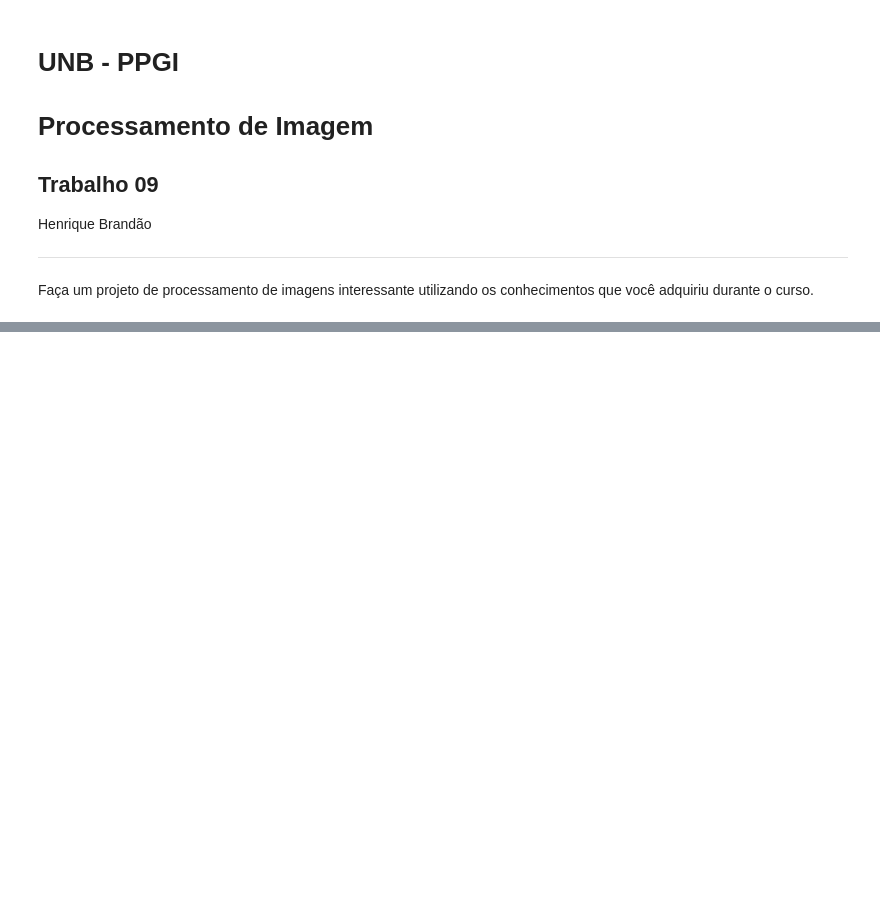
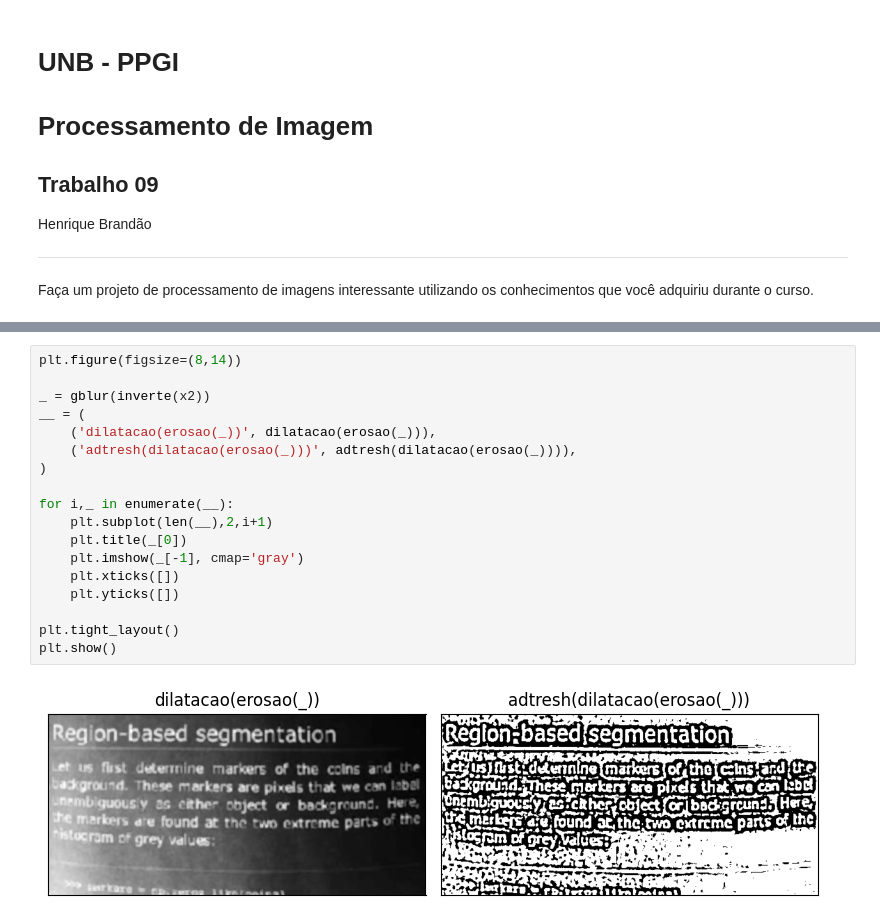
Before and after one commit to htbrandao/ppgi-proc-img, a Jupyter notebook: trab09/trab09.ipynb, the cells around one changed output, grey strips where cells are left out. Cells and saved outputs as stored; diff of their text form; blank space fills up the shorter version.

```diff
--- a/trab09/trab09.ipynb
+++ b/trab09/trab09.ipynb
@@ -99,0 +130,20 @@ plt.show()
+# %%
+plt.figure(figsize=(8,14))
+
+_ = gblur(inverte(x2))
+__ = (
+    ('dilatacao(erosao(_))', dilatacao(erosao(_))),
+    ('adtresh(dilatacao(erosao(_)))', adtresh(dilatacao(erosao(_)))),
+)
+
+for i,_ in enumerate(__):
+    plt.subplot(len(__),2,i+1)
+    plt.title(_[0])
+    plt.imshow(_[-1], cmap='gray')
+    plt.xticks([])
+    plt.yticks([])
+
+plt.tight_layout()
+plt.show()
+# %% [output]
+[figure, added]
```
Also changed, not shown: parts of 16 cells of this notebook, 2 other files.
